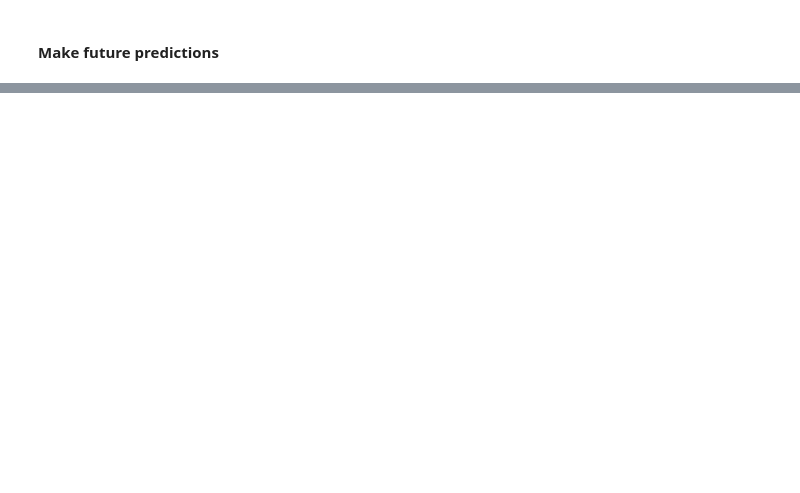
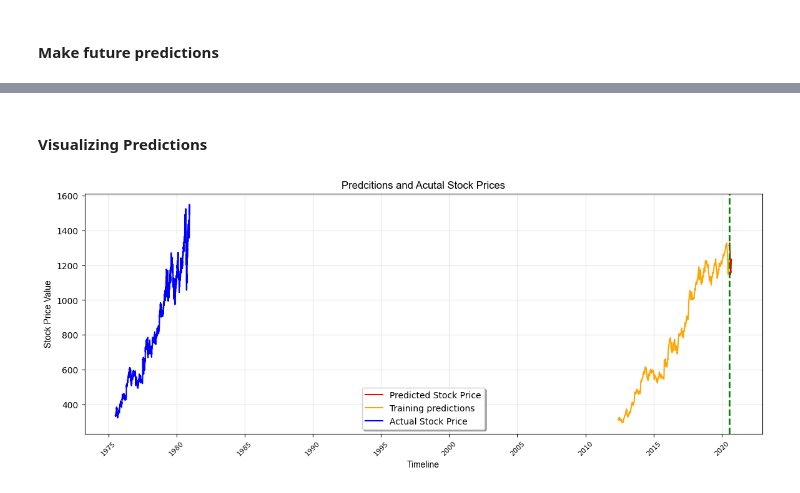
Before and after one commit to NishanD21/Google-Stock-Price-Prediction-using-LSTM, a Jupyter notebook: google_stocks.ipynb, the cells around one changed output, grey strips where cells are left out. Drawn from its saved outputs; the diff is of its cells as text; code cells hidden in the pictures; blank space fills up the shorter version.

```diff
--- a/google_stocks.ipynb
+++ b/google_stocks.ipynb
@@ -62,7 +62,7 @@ cols = list(dataset_train)[1:6]
 # extract dates (will be used in visualization)
 
 datelist_train = list(dataset_train['Date'])
-dataset_train['Date'] = pd.to_datetime(dataset_train['Date'], dayfirst=True)
+datelist_train = [dt.datetime.strptime(date, '%Y-%m-%d').date() for date in datelist_train]
 
 print(f'Training set shape: {dataset_train.shape}')
 print(f'All Timestamps: {len(datelist_train)}')
@@ -196,0 +217,19 @@ Epoch 30: val_loss improved from 0.12290 to 0.11288, saving model to weights.wei
+# %%
+# inverse the predictions to original measurements
+
+#---> Special function: convert <datetime.date> to <Timestamp>
+
+def datetime_to_timestamp(x):
+    return datetime.strptime(x.strftime('%Y%m%d'), '%Y%m%d')
+
+y_pred_future = sc_predict.inverse_transform(predictions_future)
+y_pred_train = sc_predict.inverse_transform(predictions_train)
+
+Predictions_future_ = pd.DataFrame(y_pred_future,columns = ['Open']).set_index(pd.Series(datelist_future))
+Prediction_train_ = pd.DataFrame(y_pred_train,columns = ['Open']).set_index(pd.Series(datelist_train[2*n_past + n_future-1:]))
+
+# convert <datetime.date> to <Timestamp> for prediction train
+
+Prediction_train_.index = Prediction_train_.index.to_series().apply(datetime_to_timestamp)
+
+Prediction_train_.head()
@@ -196,0 +243,27 @@ Epoch 30: val_loss improved from 0.12290 to 0.11288, saving model to weights.wei
+# %% [markdown]
+#### Visualizing Predictions
+# %%
+
+# Set plot size
+from pylab import rcParams
+rcParams['figure.figsize'] = 14, 5
+
+# Plot parameters
+START_DATE_FOR_PLOTTING = '2012-06-01'
+
+plt.plot(Predictions_future_.index, Predictions_future_['Open'], color='r', label='Predicted Stock Price')
+plt.plot(Prediction_train_.loc[START_DATE_FOR_PLOTTING:].index, Prediction_train_.loc[START_DATE_FOR_PLOTTING:]['Open'], color='orange', label='Training predictions')
+plt.plot(dataset_train.loc[START_DATE_FOR_PLOTTING:].index, dataset_train.loc[START_DATE_FOR_PLOTTING:]['Open'], color='b', label='Actual Stock Price')
+
+plt.axvline(x = min(Predictions_future_.index), color='green', linewidth=2, linestyle='--')
+
+plt.grid(which='major', color='#cccccc', alpha=0.5)
+
+plt.legend(shadow=True)
+plt.title('Predcitions and Acutal Stock Prices', family='Arial', fontsize=12)
+plt.xlabel('Timeline', family='Arial', fontsize=10)
+plt.ylabel('Stock Price Value', family='Arial', fontsize=10)
+plt.xticks(rotation=45, fontsize=8)
+plt.show()
+# %% [output]
+[figure, added]
```
Also changed, not shown: parts of 5 cells of this notebook, 3 other files.
